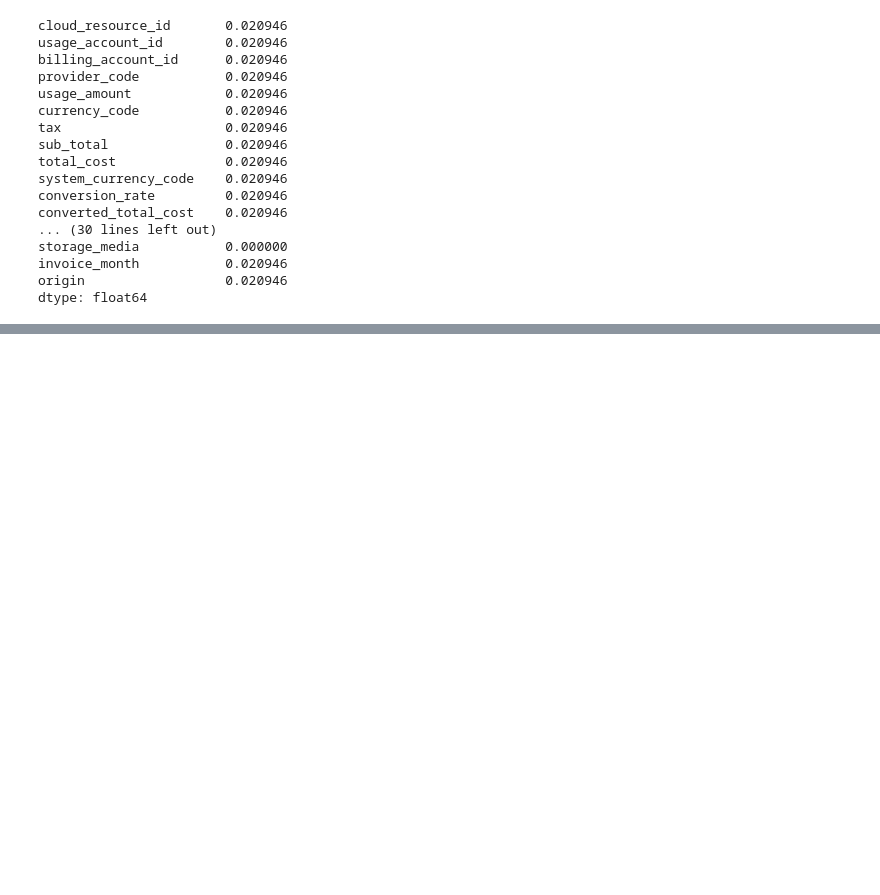
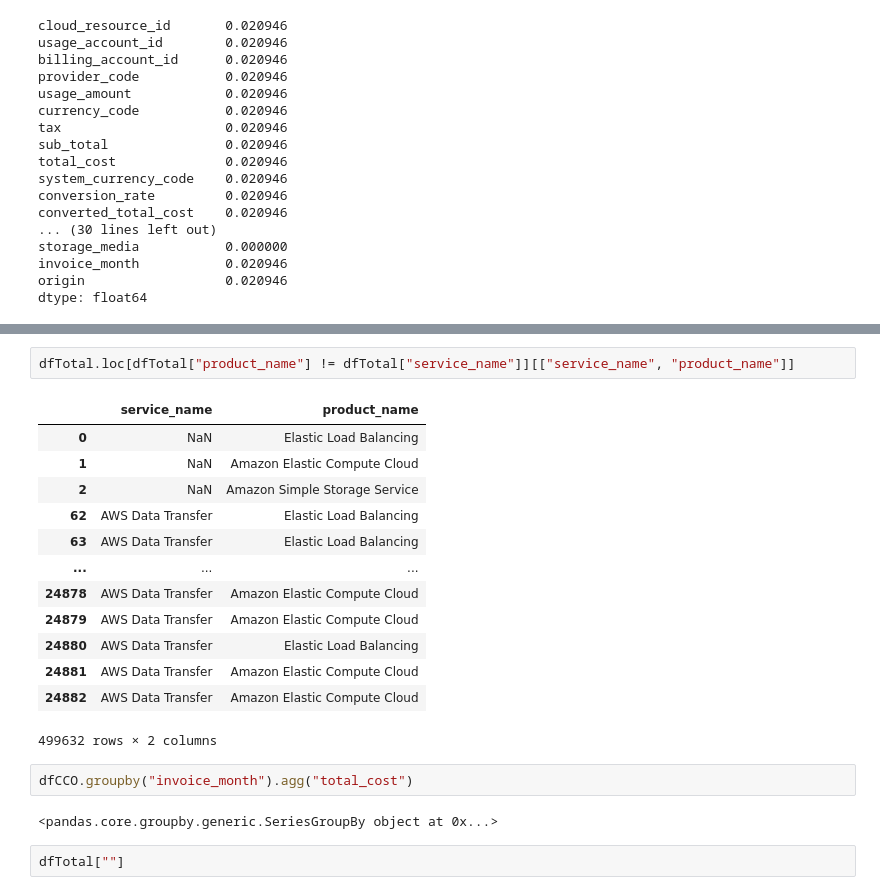
Before and after one commit to texasfight/ME379M_Hackathon, a Jupyter notebook: Notebooks/Irvin EDA.ipynb, the cells around one changed output, grey strips where cells are left out. Cells and saved outputs as stored; diff of their text form; blank space fills up the shorter version.

```diff
--- a/Notebooks/Irvin EDA.ipynb
+++ b/Notebooks/Irvin EDA.ipynb
@@ -136,0 +166,22 @@ dtype: float64
+# %%
+dfTotal.loc[dfTotal["product_name"] != dfTotal["service_name"]][["service_name", "product_name"]]
+# %% [output]
+|  | service_name | product_name |
+| 0 | NaN | Elastic Load Balancing |
+| 1 | NaN | Amazon Elastic Compute Cloud |
+| 2 | NaN | Amazon Simple Storage Service |
+| 62 | AWS Data Transfer | Elastic Load Balancing |
+| 63 | AWS Data Transfer | Elastic Load Balancing |
+| ... | ... | ... |
+| 24878 | AWS Data Transfer | Amazon Elastic Compute Cloud |
+| 24879 | AWS Data Transfer | Amazon Elastic Compute Cloud |
+| 24880 | AWS Data Transfer | Elastic Load Balancing |
+| 24881 | AWS Data Transfer | Amazon Elastic Compute Cloud |
+| 24882 | AWS Data Transfer | Amazon Elastic Compute Cloud |
+499632 rows × 2 columns
+# %%
+dfCCO.groupby("invoice_month").agg("total_cost")
+# %% [output]
+<pandas.core.groupby.generic.SeriesGroupBy object at 0x...>
+# %%
+dfTotal[""]
```
Also changed, not shown: parts of 3 cells of this notebook.
